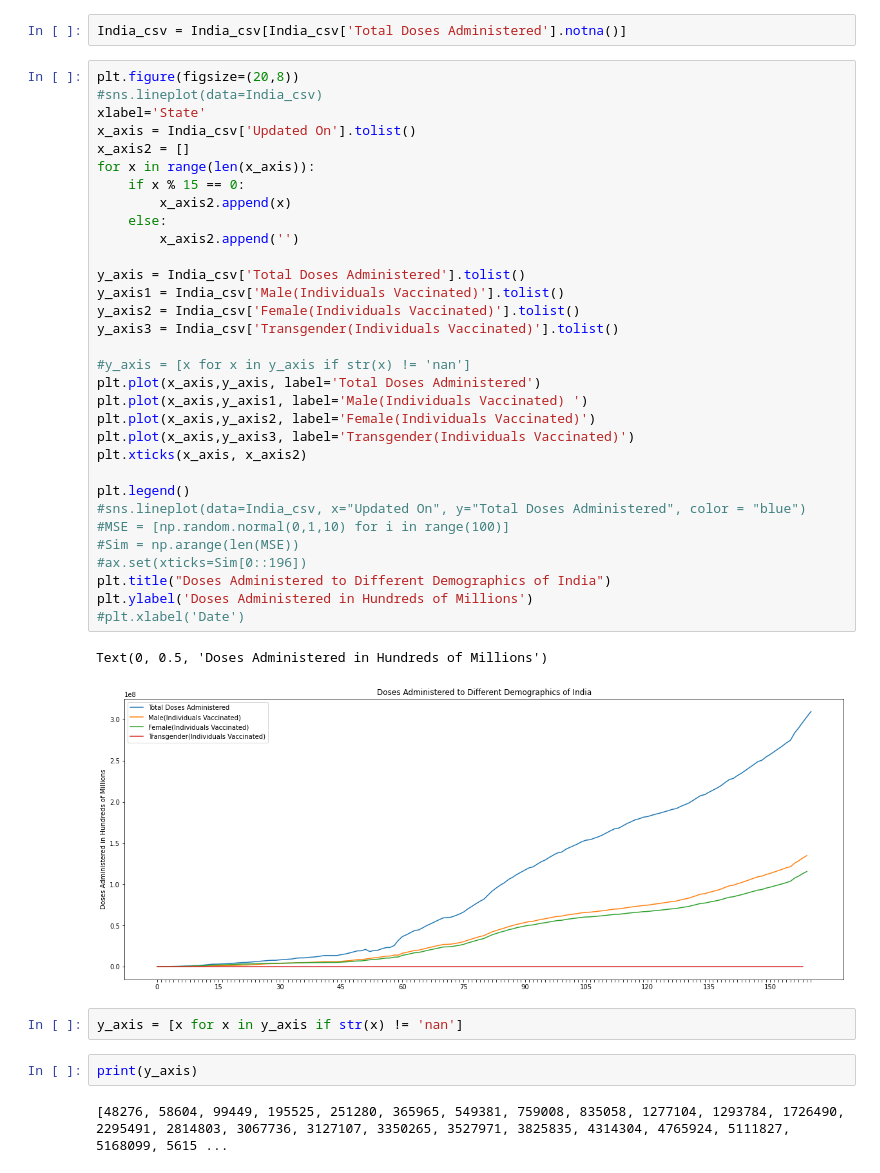
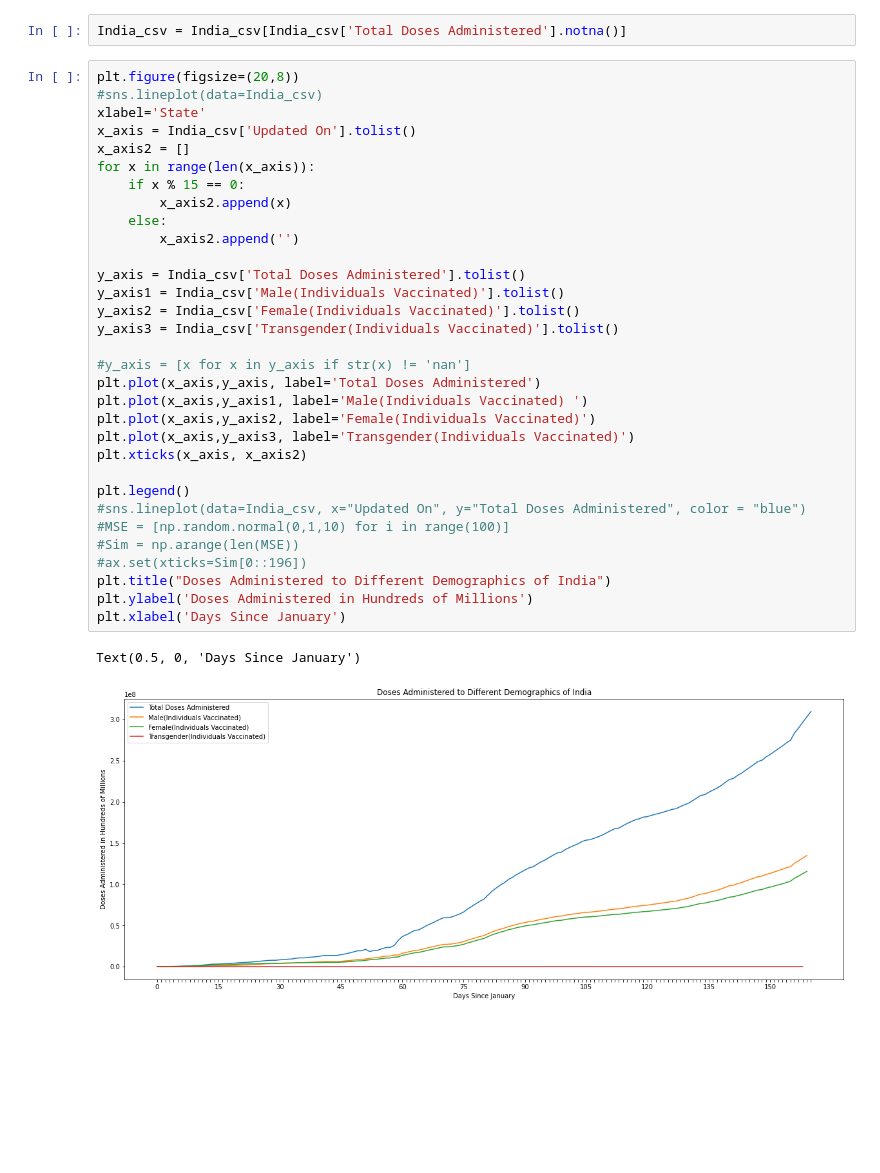
Before and after one commit to asat1/3D-graph-and-Line-plot, a Jupyter notebook: Line_plot.ipynb, the cells around one changed output. Drawn from its saved outputs; the diff is of its cells as text; blank space fills up the shorter version.

Commit message:
Line plot

```diff
--- a/Line_plot.ipynb
+++ b/Line_plot.ipynb
@@ -67,39 +67,33 @@ plt.figure(figsize=(20,8))
 #sns.lineplot(data=India_csv)
 xlabel='State'
 x_axis = India_csv['Updated On'].tolist()
 x_axis2 = []
 for x in range(len(x_axis)):
     if x % 15 == 0:
         x_axis2.append(x)
     else:
         x_axis2.append('')
 
 y_axis = India_csv['Total Doses Administered'].tolist()
 y_axis1 = India_csv['Male(Individuals Vaccinated)'].tolist()
 y_axis2 = India_csv['Female(Individuals Vaccinated)'].tolist()
 y_axis3 = India_csv['Transgender(Individuals Vaccinated)'].tolist()
 
 #y_axis = [x for x in y_axis if str(x) != 'nan']
 plt.plot(x_axis,y_axis, label='Total Doses Administered')
 plt.plot(x_axis,y_axis1, label='Male(Individuals Vaccinated) ')
 plt.plot(x_axis,y_axis2, label='Female(Individuals Vaccinated)')
 plt.plot(x_axis,y_axis3, label='Transgender(Individuals Vaccinated)')
 plt.xticks(x_axis, x_axis2)
 
 plt.legend()
 #sns.lineplot(data=India_csv, x="Updated On", y="Total Doses Administered", color = "blue")
 #MSE = [np.random.normal(0,1,10) for i in range(100)]
 #Sim = np.arange(len(MSE))
 #ax.set(xticks=Sim[0::196])
 plt.title("Doses Administered to Different Demographics of India")
 plt.ylabel('Doses Administered in Hundreds of Millions')
-#plt.xlabel('Date')
+plt.xlabel('Days Since January')
 # %% [output]
-Text(0, 0.5, 'Doses Administered in Hundreds of Millions')
+Text(0.5, 0, 'Days Since January')
-[figure, old version]
+[figure, new version]
-# %%
-y_axis = [x for x in y_axis if str(x) != 'nan']
-# %%
-print(y_axis)
-# %% [output]
-[48276, 58604, 99449, 195525, 251280, 365965, 549381, 759008, 835058, 1277104, 1293784, 1726490, 2295491, 2814803, 3067736, 3127107, 3350265, 3527971, 3825835, 4314304, 4765924, 5111827, 5168099, 5615 ...
```
Also changed, not shown: parts of 1 cell of this notebook.
